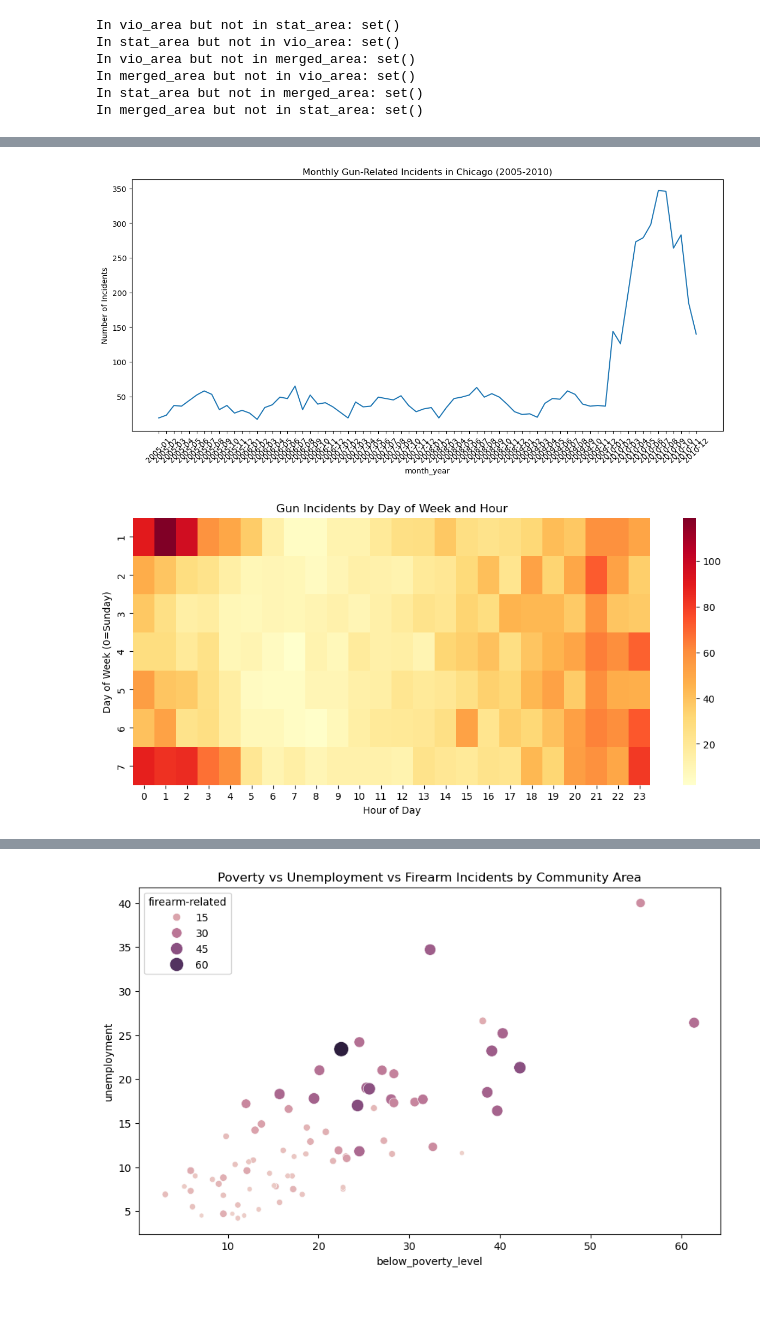
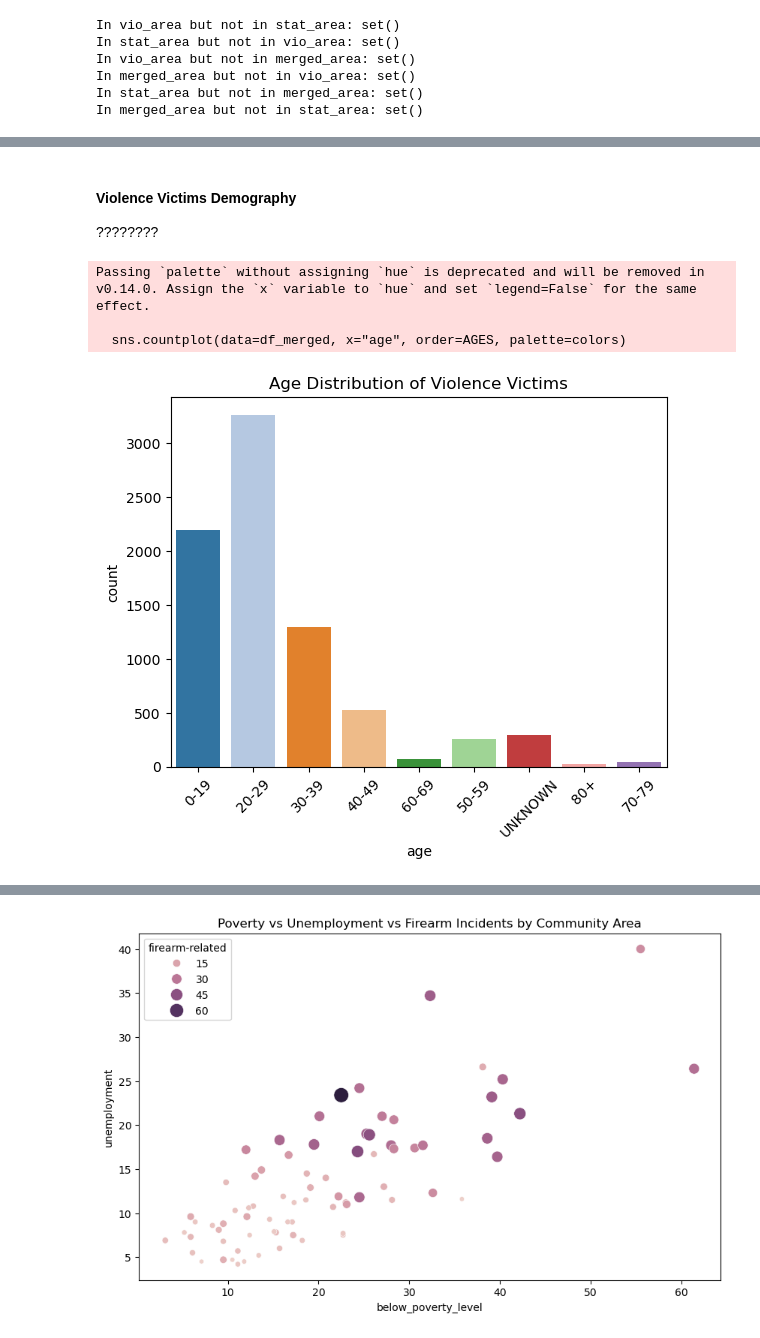
Before and after one commit to YoyoLin008/Lin-Lin, a Jupyter notebook: Datasets/Combined.ipynb, the cells around one changed output, grey strips where cells are left out. Saved outputs shown, nothing was run; the diff lists cells and outputs as text; code cells hidden in the pictures; blank space fills up the shorter version.

```diff
--- a/Datasets/Combined.ipynb
+++ b/Datasets/Combined.ipynb
@@ -153,25 +232,21 @@ plt.show()
-# %%
-# Gun violence incidents by year and month.
-df_merged['month_year'] = df_merged['date'].dt.to_period('M')
-
-monthly_trend = df_merged.groupby('month_year').size().reset_index(name='incidents')
-monthly_trend['month_year'] = monthly_trend['month_year'].astype(str)
-
-plt.figure(figsize=(14, 6))
-sns.lineplot(data=monthly_trend, x='month_year', y='incidents')
-plt.xticks(rotation=45)
-plt.title('Monthly Gun-Related Incidents in Chicago (2005-2010)')
-plt.ylabel('Number of Incidents')
-plt.show()
-
-# By day of week and hour.
-plt.figure(figsize=(12, 5))
-sns.heatmap(df_merged.pivot_table(index='day_of_week', columns='hour', aggfunc='size', fill_value=0),
-            cmap='YlOrRd', annot=False)
-plt.title('Gun Incidents by Day of Week and Hour')
-plt.xlabel('Hour of Day')
-plt.ylabel('Day of Week (0=Sunday)')
-plt.show()
-# %% [output]
-[figure, removed]
-[figure, removed]
+# %% [markdown]
+#### Violence Victims Demography
+
+????????
+# %%
+# Age group distribution.
+AGES = df_merged["age"].unique()
+
+# Define a list of colors.
+colors = sns.color_palette("tab20", len(AGES))
+
+# Bar chart.
+sns.countplot(data=df_merged, x="age", order=AGES, palette=colors)
+plt.title("Age Distribution of Violence Victims")
+plt.xticks(rotation=45)
+plt.show()
+# %% [output]
+Passing `palette` without assigning `hue` is deprecated and will be removed in v0.14.0. Assign the `x` variable to `hue` and set `legend=False` for the same effect.
+
+  sns.countplot(data=df_merged, x="age", order=AGES, palette=colors)
+[figure, added]
```
Also changed, not shown: parts of 28 cells of this notebook.
